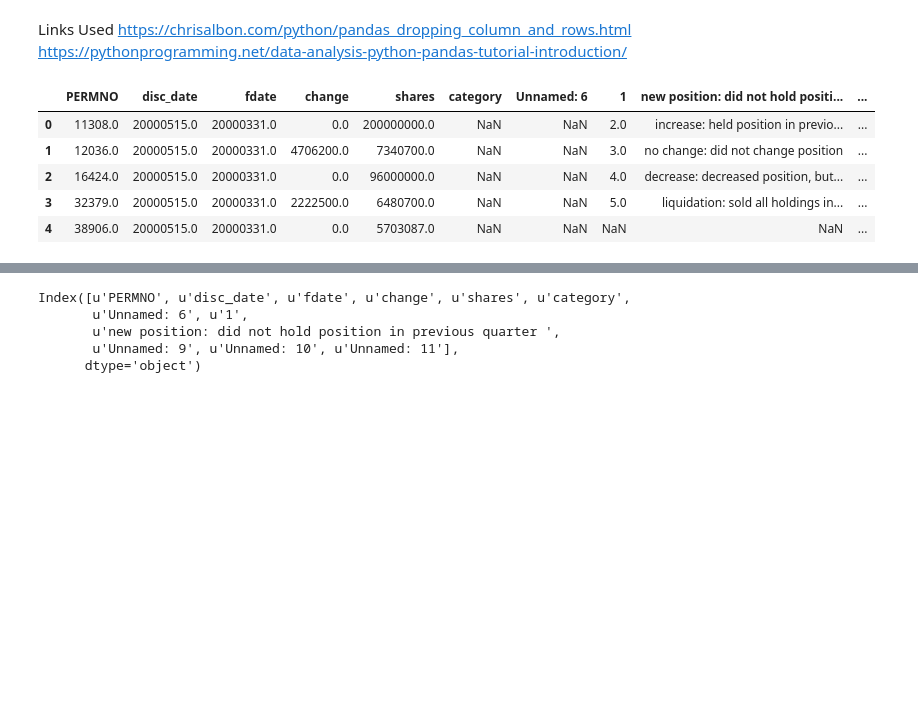
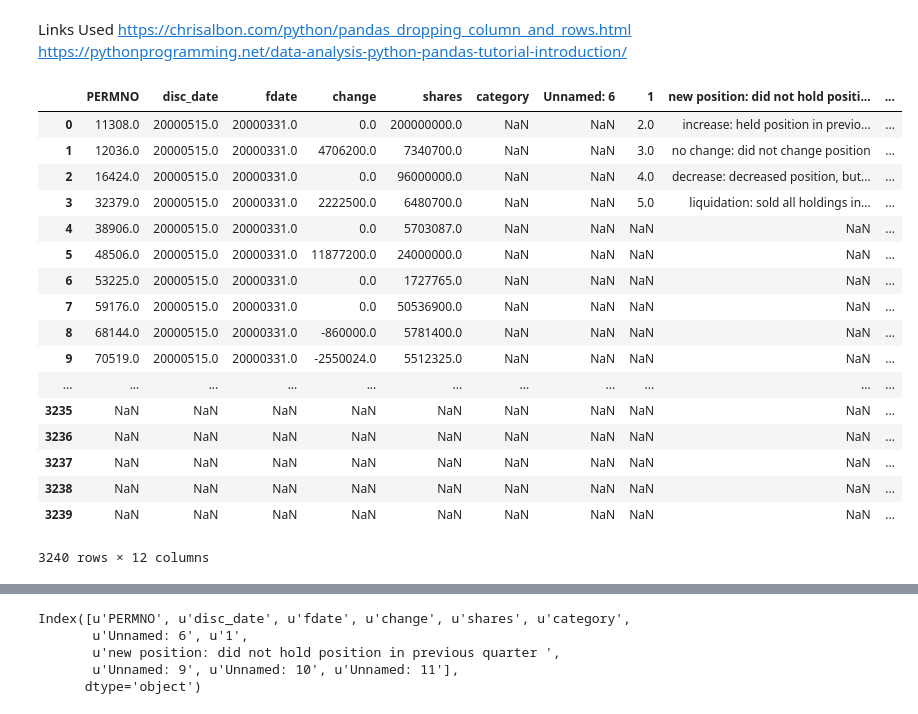
Before and after one commit to altice/PythonNotebooks, a Jupyter notebook: Berkshire_Test.ipynb, the cells around one changed output, grey strips where cells are left out. Cells and saved outputs as stored; diff of their text form; code cells hidden in the pictures; blank space fills up the shorter version.

```diff
--- a/Berkshire_Test.ipynb
+++ b/Berkshire_Test.ipynb
@@ -12,14 +12,26 @@ style.use('fivethirtyeight')
 # %%
 berkshire = pd.read_csv('berkshire.csv')
 # %%
-berkshire.head()
+berkshire
 # %% [output]
 |  | PERMNO | disc_date | fdate | change | shares | category | Unnamed: 6 | 1 | new position: did not hold positi... | ... |
 | 0 | 11308.0 | 20000515.0 | 20000331.0 | 0.0 | 200000000.0 | NaN | NaN | 2.0 | increase: held position in previo... | ... |
 | 1 | 12036.0 | 20000515.0 | 20000331.0 | 4706200.0 | 7340700.0 | NaN | NaN | 3.0 | no change: did not change position | ... |
 | 2 | 16424.0 | 20000515.0 | 20000331.0 | 0.0 | 96000000.0 | NaN | NaN | 4.0 | decrease: decreased position, but... | ... |
 | 3 | 32379.0 | 20000515.0 | 20000331.0 | 2222500.0 | 6480700.0 | NaN | NaN | 5.0 | liquidation: sold all holdings in... | ... |
 | 4 | 38906.0 | 20000515.0 | 20000331.0 | 0.0 | 5703087.0 | NaN | NaN | NaN | NaN | ... |
+| 5 | 48506.0 | 20000515.0 | 20000331.0 | 11877200.0 | 24000000.0 | NaN | NaN | NaN | NaN | ... |
+| 6 | 53225.0 | 20000515.0 | 20000331.0 | 0.0 | 1727765.0 | NaN | NaN | NaN | NaN | ... |
+| 7 | 59176.0 | 20000515.0 | 20000331.0 | 0.0 | 50536900.0 | NaN | NaN | NaN | NaN | ... |
+| 8 | 68144.0 | 20000515.0 | 20000331.0 | -860000.0 | 5781400.0 | NaN | NaN | NaN | NaN | ... |
+| 9 | 70519.0 | 20000515.0 | 20000331.0 | -2550024.0 | 5512325.0 | NaN | NaN | NaN | NaN | ... |
+| ... | ... | ... | ... | ... | ... | ... | ... | ... | ... | ... |
+| 3235 | NaN | NaN | NaN | NaN | NaN | NaN | NaN | NaN | NaN | ... |
+| 3236 | NaN | NaN | NaN | NaN | NaN | NaN | NaN | NaN | NaN | ... |
+| 3237 | NaN | NaN | NaN | NaN | NaN | NaN | NaN | NaN | NaN | ... |
+| 3238 | NaN | NaN | NaN | NaN | NaN | NaN | NaN | NaN | NaN | ... |
+| 3239 | NaN | NaN | NaN | NaN | NaN | NaN | NaN | NaN | NaN | ... |
+3240 rows × 12 columns
 # %%
 berkshire.describe()
 # %% [output]
```
Also changed, not shown: parts of 3 cells of this notebook, 1 other file.
